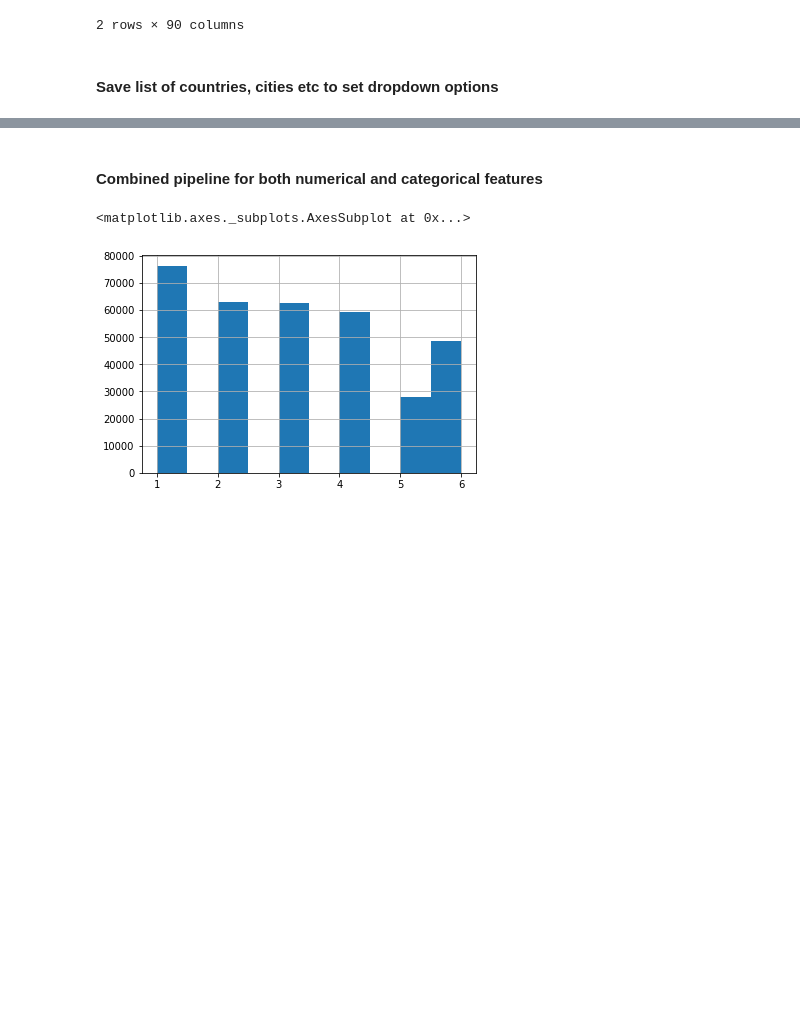
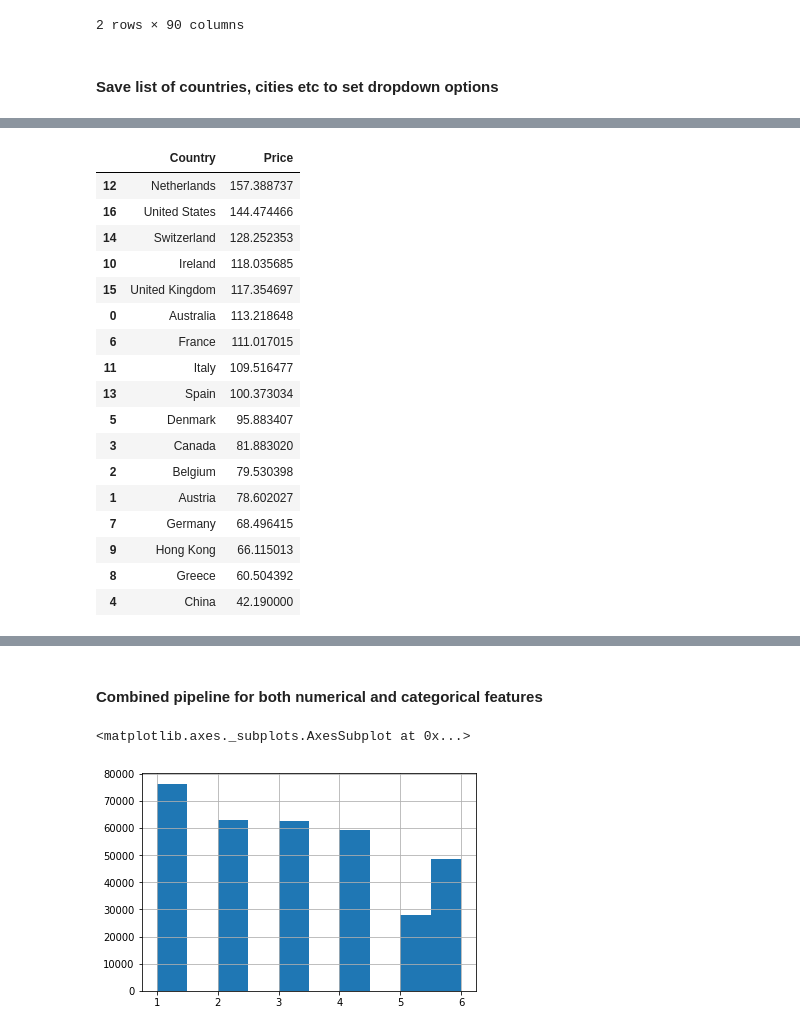
Before and after one commit to deepak-karkala/airbnb-data-science, a Jupyter notebook: notebooks/airbnb_exploratory_analysis.ipynb, the cells around one changed output, grey strips where cells are left out. Saved outputs shown, nothing was run; the diff lists cells and outputs as text; code cells hidden in the pictures; blank space fills up the shorter version.

```diff
--- a/notebooks/airbnb_exploratory_analysis.ipynb
+++ b/notebooks/airbnb_exploratory_analysis.ipynb
@@ -458,0 +540,21 @@ dft.to_csv("../data/list_hostresponsetime.csv", index=False)
+# %%
+df.groupby("Country").mean()["Price"].reset_index().sort_values("Price", ascending=False)
+# %% [output]
+|  | Country | Price |
+| 12 | Netherlands | 157.388737 |
+| 16 | United States | 144.474466 |
+| 14 | Switzerland | 128.252353 |
+| 10 | Ireland | 118.035685 |
+| 15 | United Kingdom | 117.354697 |
+| 0 | Australia | 113.218648 |
+| 6 | France | 111.017015 |
+| 11 | Italy | 109.516477 |
+| 13 | Spain | 100.373034 |
+| 5 | Denmark | 95.883407 |
+| 3 | Canada | 81.883020 |
+| 2 | Belgium | 79.530398 |
+| 1 | Austria | 78.602027 |
+| 7 | Germany | 68.496415 |
+| 9 | Hong Kong | 66.115013 |
+| 8 | Greece | 60.504392 |
+| 4 | China | 42.190000 |
```
Also changed, not shown: parts of 16 cells of this notebook, 1 other file.
